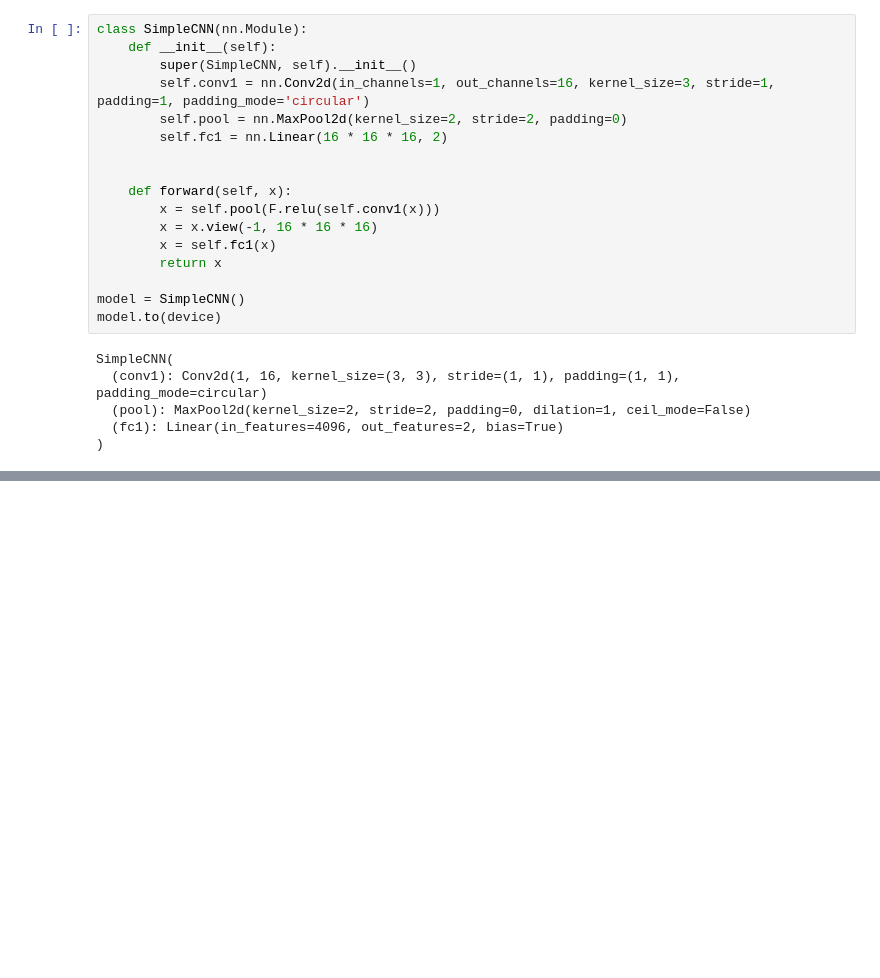
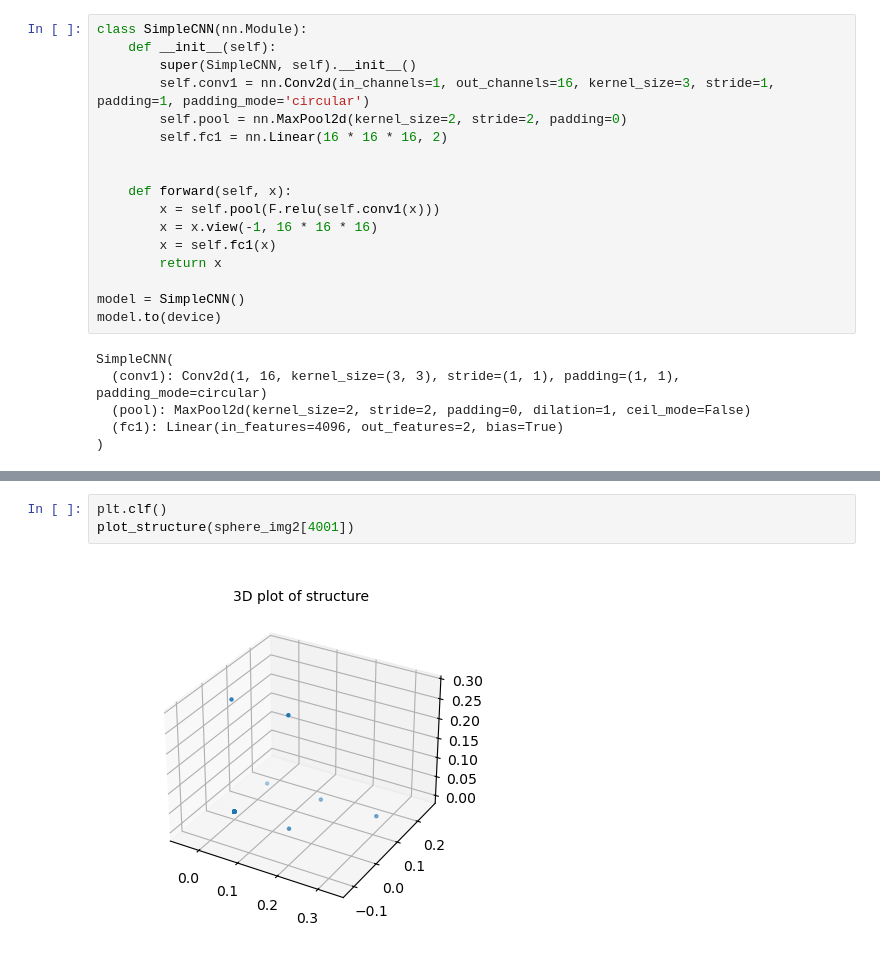
Before and after one commit to KCLam24/3D-to-2D-coords-conversion, a Jupyter notebook: test_cases.ipynb, the cells around one changed output, grey strips where cells are left out. Cells and saved outputs as stored; diff of their text form; blank space fills up the shorter version.

```diff
--- a/test_cases.ipynb
+++ b/test_cases.ipynb
@@ -540,0 +733,5 @@ Total parameters: 8354
+# %%
+plt.clf()
+plot_structure(sphere_img2[4001])
+# %% [output]
+[figure, added]
```
Also changed, not shown: parts of 38 cells of this notebook.
